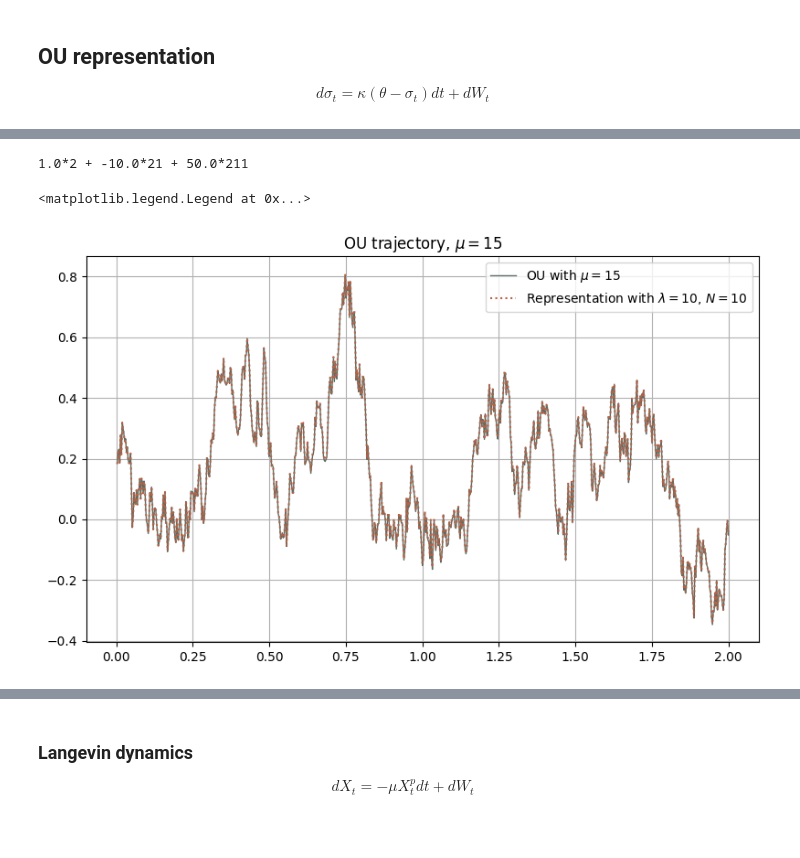
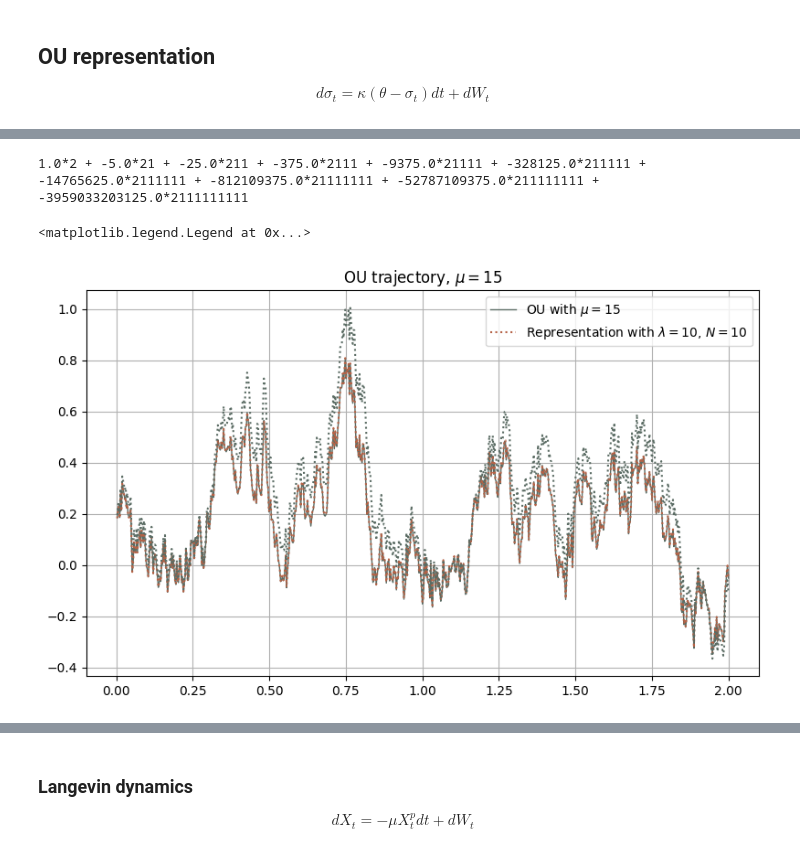
Before and after one commit to MrG1raffe/signature, a Jupyter notebook: notebooks/Representations.ipynb, the cells around one changed output, grey strips where cells are left out. Drawn from its saved outputs; the diff is of its cells as text; code cells hidden in the pictures.

```diff
--- a/notebooks/Representations.ipynb
+++ b/notebooks/Representations.ipynb
@@ -33,8 +36,8 @@ Wall time: 8min 36s
 # %%
 points_per_day = 20
-T = 2
+T = 4
 
-t_grid = np.linspace(-T, T, points_per_day * 2 * T * 365 + 1)
+t_grid = np.linspace(-T, T, points_per_day * 5 * T * 365 + 1)
 
 rng = np.random.default_rng(seed=42)
 W = np.concatenate([[0], np.cumsum(rng.normal(size=len(t_grid) - 1) * np.sqrt(np.diff(t_grid)))])
@@ -86,5 +92,5 @@ W_sig = ta.path_to_sequence(path=path_pos, trunc=N)
 %%time
 
 N = 10
-lam = 5
+lam = 3
 SigS = stationary_signature_from_path(path=path, trunc=N, t_grid=t_daily, lam=lam)
@@ -109,23 +118,24 @@ for i in range(N + 1):
     l_kappa_iter = repr_operator(l_kappa_iter, lam, mu_ou, sigma_ou)
 ta.print(l_kappa_iter)
 # %% [output]
-1.0*2 + -10.0*21 + 50.0*211
+1.0*2 + -5.0*21 + -25.0*211 + -375.0*2111 + -9375.0*21111 + -328125.0*211111 + -14765625.0*2111111 + -812109375.0*21111111 + -52787109375.0*211111111 + -3959033203125.0*2111111111
 # %%
 green = "#5b6c64"
 copper = "#B56246"
 # %%
 fig, ax = plt.subplots()
 idx_start = 0
 step = 500
 
 # ax.plot(t_daily[t_daily >= 0][idx_start:idx_start+step], (SigS @ (Ø * theta + _2)).real[idx_start:idx_start+step], "b", lw=1)
 ax.plot(t_daily[t_daily >= 0], ou_daily[t_daily >= 0], color=green, lw=1, label=f"OU with $\mu={kappa}$")
-ax.plot(t_daily[t_daily >= 0], (SigS @ (Ø * theta + l_kappa_iter)).real, ":", color=copper, label=f"Representation with $\lambda={lam}$, $N={N}$", lw=1.5)
+ax.plot(t_daily[t_daily >= 0], (SigS @ (e0 * theta + l_kappa_iter)).real, ":", color=copper, label=f"Representation with $\lambda={lam}$, $N={N}$", lw=1.5)
+ax.plot(t_daily[t_daily >= 0], (SigS @ e2).real, ":", lw=1.5)
 ax.set_title(f"OU trajectory, $\mu={kappa}$")
 ax.legend()
 # %% [output]
 <matplotlib.legend.Legend at 0x...>
-[figure, old version]
+[figure, new version]
 # %%
 s0 = ou_daily[t_daily >= 0][0]
 # %%
```
Also changed, not shown: parts of 26 cells of this notebook, 7 other files.
